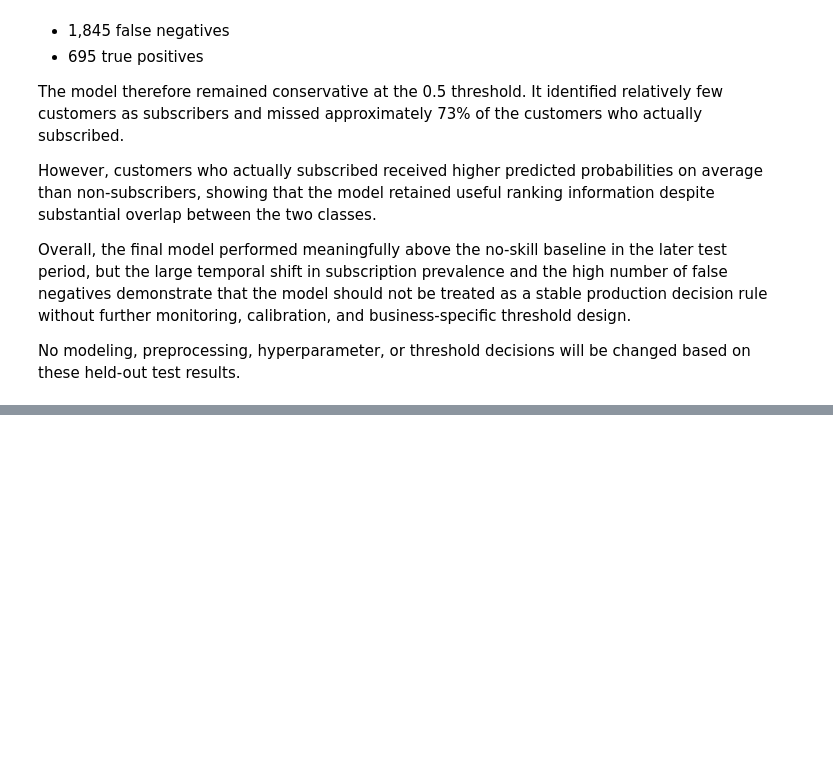
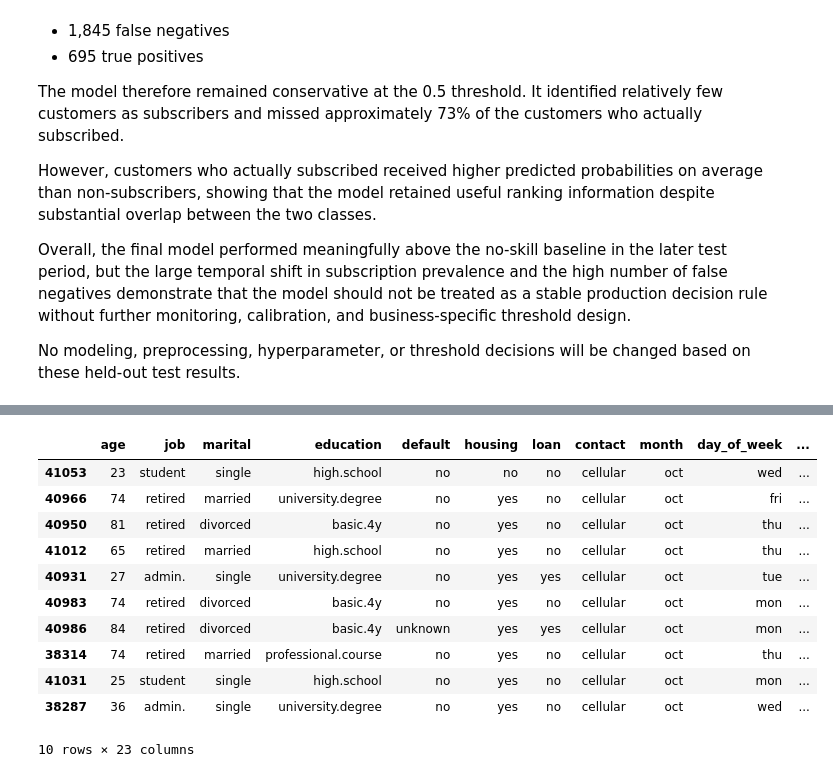
Before and after one commit to NourhanFarag/bank-marketing-subscription-prediction, a Jupyter notebook: notebooks/01_bank_marketing_analysis.ipynb, the cells around one changed output, grey strips where cells are left out. Cells and saved outputs as stored; diff of their text form; code cells hidden in the pictures; blank space fills up the shorter version.

```diff
--- a/notebooks/01_bank_marketing_analysis.ipynb
+++ b/notebooks/01_bank_marketing_analysis.ipynb
@@ -3355,0 +3467,27 @@ No modeling, preprocessing, hyperparameter, or threshold decisions will be chang
+# %%
+most_confident_false_positives = (
+    test_error_analysis[
+        test_error_analysis["outcome"]
+        == "False Positive"
+    ]
+    .sort_values(
+        "y_prob",
+        ascending=False
+    )
+    .head(10)
+)
+
+most_confident_false_positives
+# %% [output]
+|  | age | job | marital | education | default | housing | loan | contact | month | day_of_week | ... |
+| 41053 | 23 | student | single | high.school | no | no | no | cellular | oct | wed | ... |
+| 40966 | 74 | retired | married | university.degree | no | yes | no | cellular | oct | fri | ... |
+| 40950 | 81 | retired | divorced | basic.4y | no | yes | no | cellular | oct | thu | ... |
+| 41012 | 65 | retired | married | high.school | no | yes | no | cellular | oct | thu | ... |
+| 40931 | 27 | admin. | single | university.degree | no | yes | yes | cellular | oct | tue | ... |
+| 40983 | 74 | retired | divorced | basic.4y | no | yes | no | cellular | oct | mon | ... |
+| 40986 | 84 | retired | divorced | basic.4y | unknown | yes | yes | cellular | oct | mon | ... |
+| 38314 | 74 | retired | married | professional.course | no | yes | no | cellular | oct | thu | ... |
+| 41031 | 25 | student | single | high.school | no | yes | no | cellular | oct | mon | ... |
+| 38287 | 36 | admin. | single | university.degree | no | yes | no | cellular | oct | wed | ... |
+10 rows × 23 columns
```
Also changed, not shown: parts of 20 cells of this notebook.
